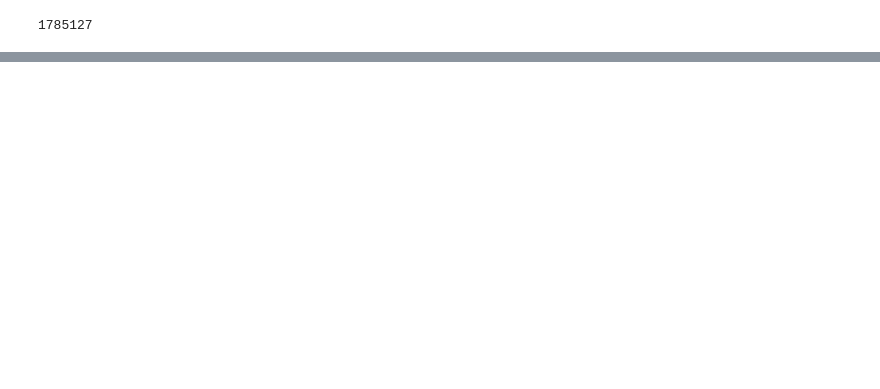
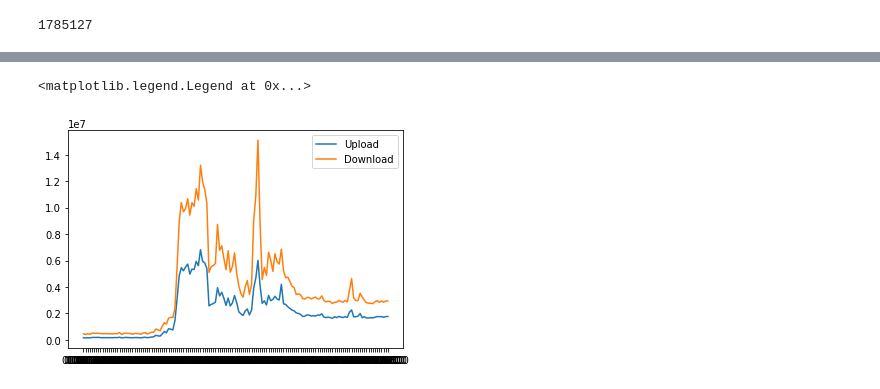
Before and after one commit to NathanLaird/NetworkTrafficAnalysis, a Jupyter notebook: Day1_Active_User_Flows_Intro.ipynb, the cells around one changed output, grey strips where cells are left out. Saved outputs shown, nothing was run; the diff lists cells and outputs as text; code cells hidden in the pictures; blank space fills up the shorter version.

Commit message:
created viz for user Upload and Download traffic

```diff
--- a/Day1_Active_User_Flows_Intro.ipynb
+++ b/Day1_Active_User_Flows_Intro.ipynb
@@ -141,0 +174,8 @@ active_flow_df.agg(countDistinct("dst_comp")).collect()
+# %%
+
+active_flow_df = active_flow_df.withColumn('interval', make_interval(sample_user_flow_df['time']))
+# %%
+flow_time_series = active_flow_df.groupBy('interval').agg({'duration': 'mean','pk_count':'sum','byte_count':'sum','upload_bytes':'sum','download_bytes':'sum','upload_pk':'sum','download_pk':'sum'}).collect()
+# %%
+flow_time_series_df = pd.DataFrame(flow_time_series)
+flow_time_series_df.columns = ['time','mean_duration','pk_count','byte_count','upload_bytes','download_bytes','upload_pk','download_pk']
@@ -141,0 +201,9 @@ active_flow_df.agg(countDistinct("dst_comp")).collect()
+# %%
+flow_time_series_df = flow_time_series_df.sort_values('time')
+# %%
+plt.plot(flow_time_series_df['time'],flow_time_series_df['upload_bytes'],label = 'Upload')
+plt.plot(flow_time_series_df['time'],flow_time_series_df['download_bytes'],label = 'Download')
+plt.legend()
+# %% [output]
+<matplotlib.legend.Legend at 0x...>
+[figure, added]
```
Also changed, not shown: parts of 33 cells of this notebook.
